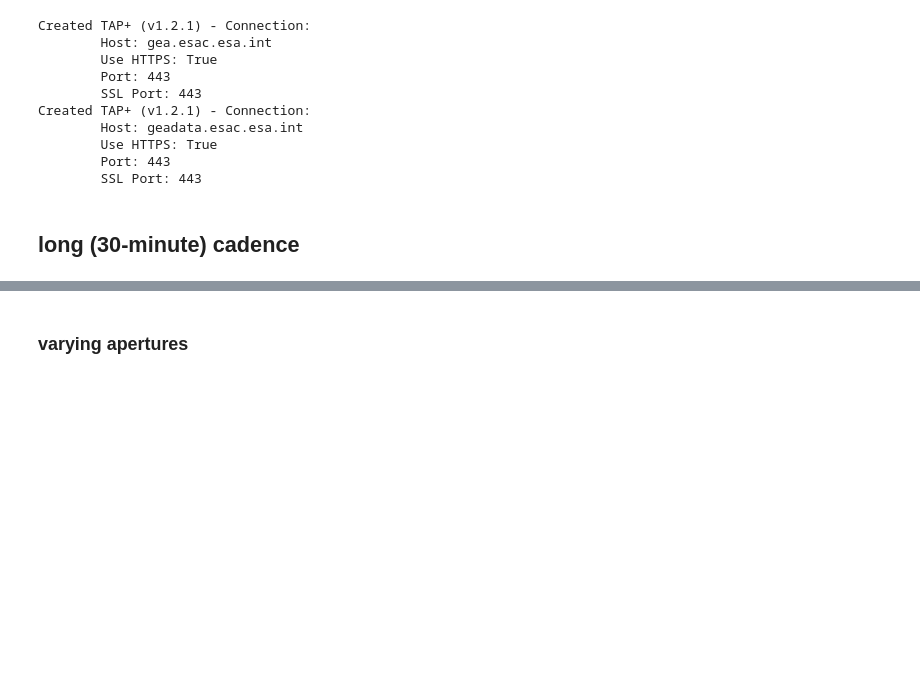
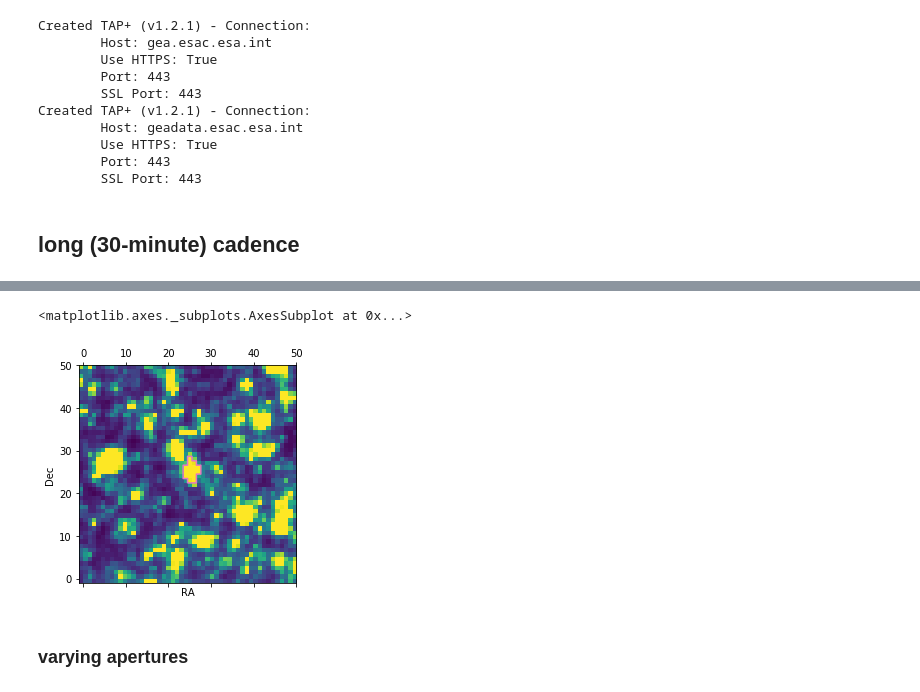
Before and after one commit to jpdeleon/chronos, a Jupyter notebook: notebooks/examples-lightcurves.ipynb, the cells around one changed output, grey strips where cells are left out. Saved outputs shown, nothing was run; the diff lists cells and outputs as text; code cells hidden in the pictures; blank space fills up the shorter version.

```diff
--- a/notebooks/examples-lightcurves.ipynb
+++ b/notebooks/examples-lightcurves.ipynb
@@ -52,3 +42,10 @@ pl.matshow(aper_mask)
+# %%
+#show tpf with aperture mask
+img = np.median(l.tpf_tesscut.flux, axis=0)
+cr.plot_aperture_outline(img, mask=l.aper_mask)
+# %% [output]
+<matplotlib.axes._subplots.AxesSubplot at 0x...>
+[figure, added]
 # %% [markdown]
 ### varying apertures
 # %%
```
Also changed, not shown: parts of 27 cells of this notebook, 11 other files.
